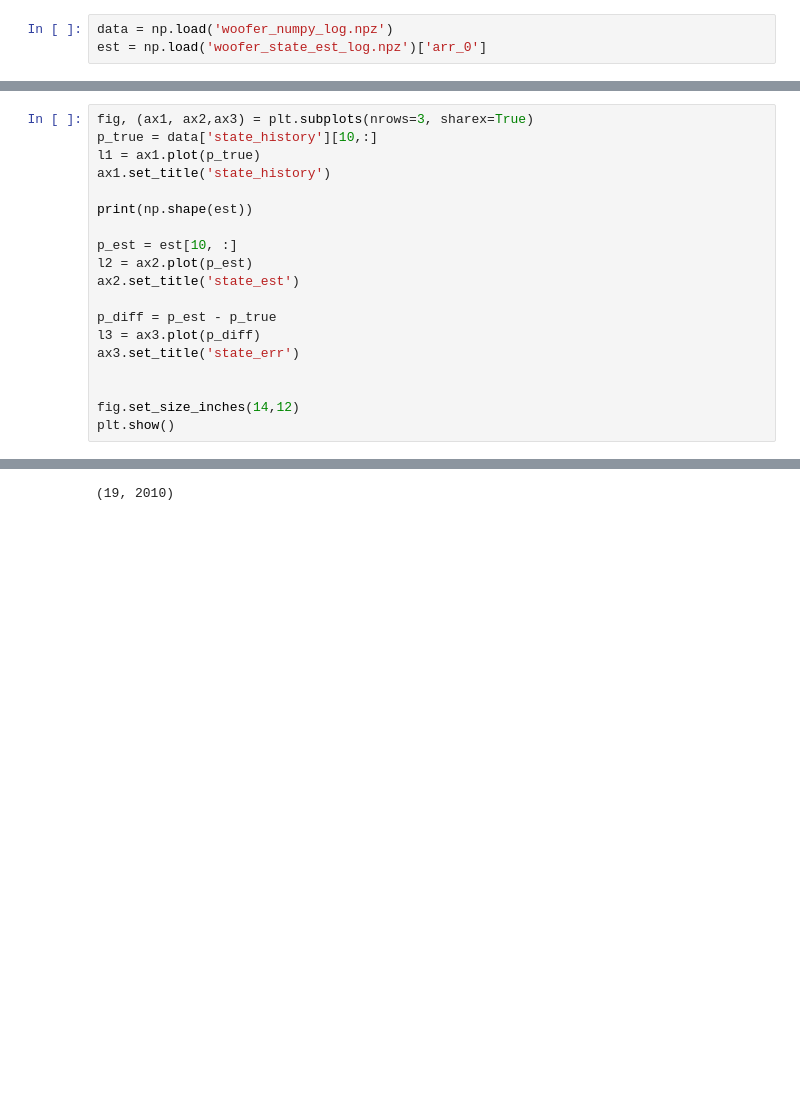
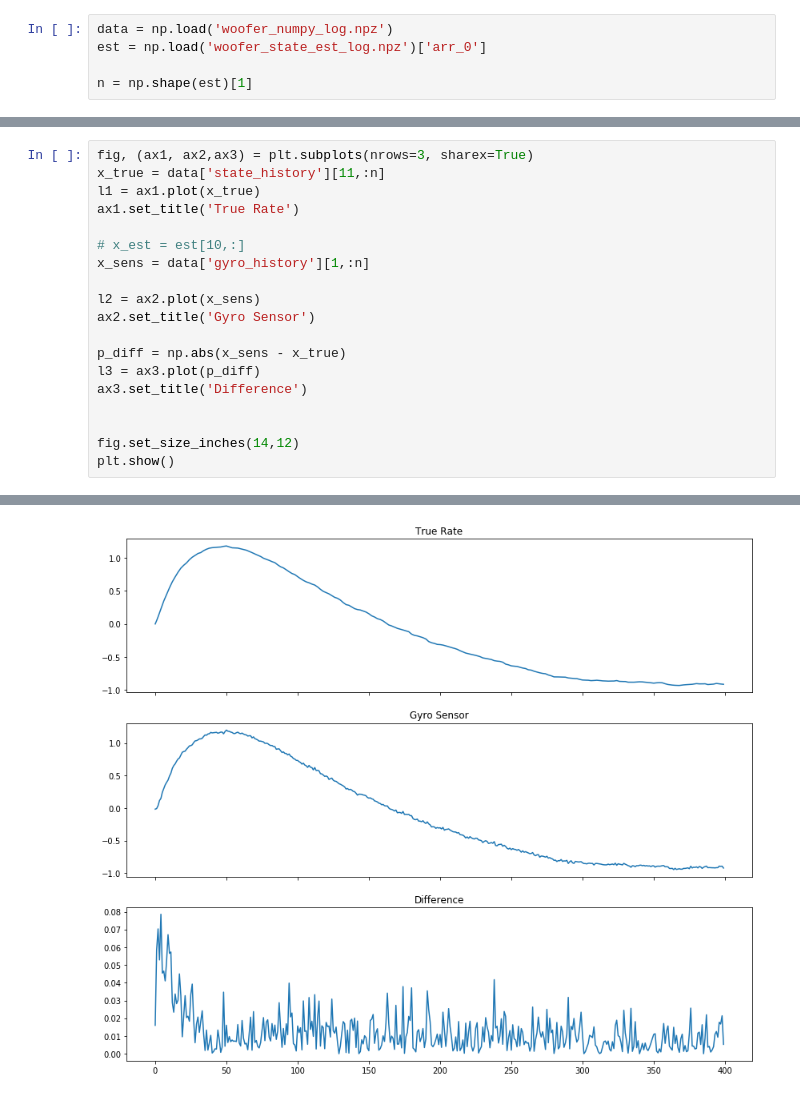
Before and after one commit to Nate711/QPDoggo, a Jupyter notebook: WooferStateEstViz.ipynb, the cells around one changed output, grey strips where cells are left out. Drawn from its saved outputs; the diff is of its cells as text; blank space fills up the shorter version.

```diff
--- a/WooferStateEstViz.ipynb
+++ b/WooferStateEstViz.ipynb
@@ -6,3 +8,5 @@ plt.rcParams['figure.figsize'] = (14,8)
 # %%
 data = np.load('woofer_numpy_log.npz')
 est = np.load('woofer_state_est_log.npz')['arr_0']
+
+n = np.shape(est)[1]
@@ -9,18 +41,18 @@ est = np.load('woofer_state_est_log.npz')['arr_0']
 # %%
 fig, (ax1, ax2,ax3) = plt.subplots(nrows=3, sharex=True)
-p_true = data['state_history'][10,:]
-l1 = ax1.plot(p_true)
-ax1.set_title('state_history')
+x_true = data['state_history'][11,:n]
+l1 = ax1.plot(x_true)
+ax1.set_title('True Rate')
 
-print(np.shape(est))
+# x_est = est[10,:]
+x_sens = data['gyro_history'][1,:n]
 
-p_est = est[10, :]
-l2 = ax2.plot(p_est)
-ax2.set_title('state_est')
+l2 = ax2.plot(x_sens)
+ax2.set_title('Gyro Sensor')
 
-p_diff = p_est - p_true
+p_diff = np.abs(x_sens - x_true)
 l3 = ax3.plot(p_diff)
-ax3.set_title('state_err')
+ax3.set_title('Difference')
 
 
 fig.set_size_inches(14,12)
@@ -31 +61 @@ plt.show()
-(19, 2010)
+[figure, added]
```
Also changed, not shown: parts of 5 cells of this notebook, 17 other files.
